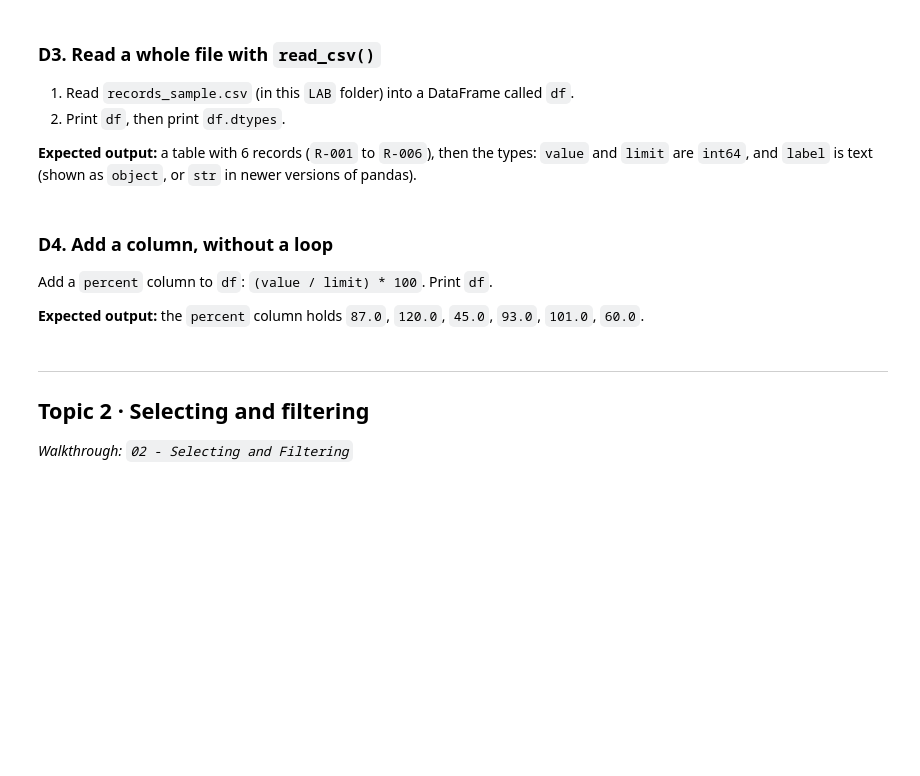
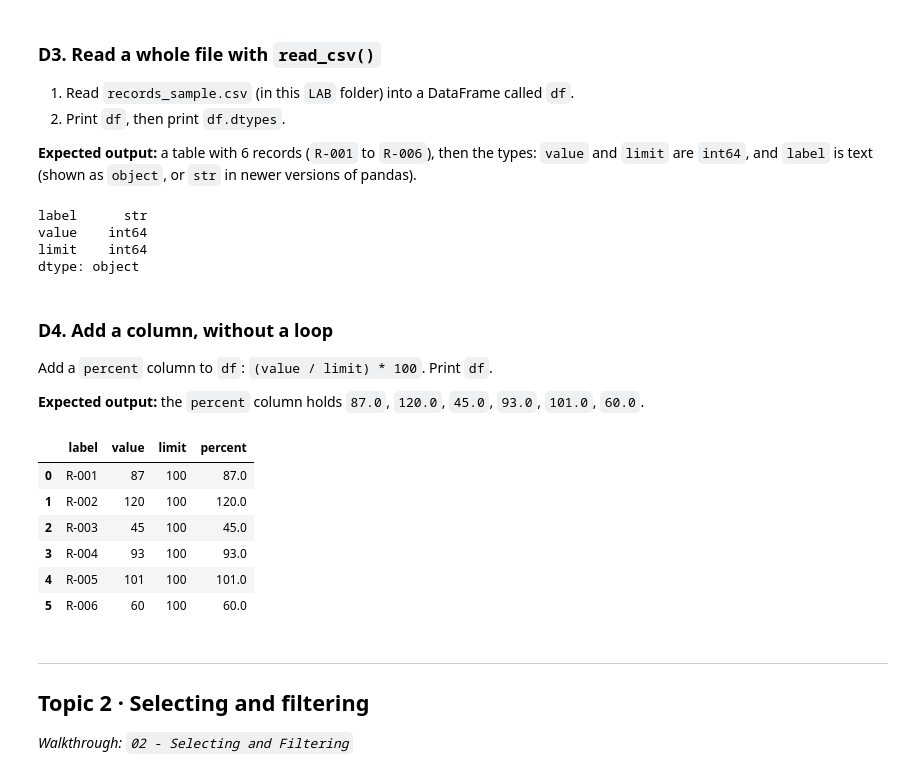
Before and after one commit to BlessingSesay/CST1510, a Jupyter notebook: Week 06 - Pandas/LAB/W06_Lab.ipynb, the cells around one changed output. Saved outputs shown, nothing was run; the diff lists cells and outputs as text; code cells hidden in the pictures; blank space fills up the shorter version.

```diff
--- a/Week 06 - Pandas/LAB/W06_Lab.ipynb
+++ b/Week 06 - Pandas/LAB/W06_Lab.ipynb
@@ -101,3 +113,13 @@ dtype: int64
+# %%
+df = pd.read_csv("records_sample.csv")
+
+df
+df.dtypes
+# %% [output]
+label      str
+value    int64
+limit    int64
+dtype: object
 # %% [markdown]
 ### D4. Add a column, without a loop
 
@@ -109,3 +129,15 @@ Add a `percent` column to `df`: `(value / limit) * 100`. Print `df`.
+# %%
+df["percent"] = (df["value"] / df["limit"]) * 100
+
+df
+# %% [output]
+|  | label | value | limit | percent |
+| 0 | R-001 | 87 | 100 | 87.0 |
+| 1 | R-002 | 120 | 100 | 120.0 |
+| 2 | R-003 | 45 | 100 | 45.0 |
+| 3 | R-004 | 93 | 100 | 93.0 |
+| 4 | R-005 | 101 | 100 | 101.0 |
+| 5 | R-006 | 60 | 100 | 60.0 |
 # %% [markdown]
 ---
 ## Topic 2 · Selecting and filtering
```
Also changed, not shown: parts of 29 cells of this notebook, 7 other files.
